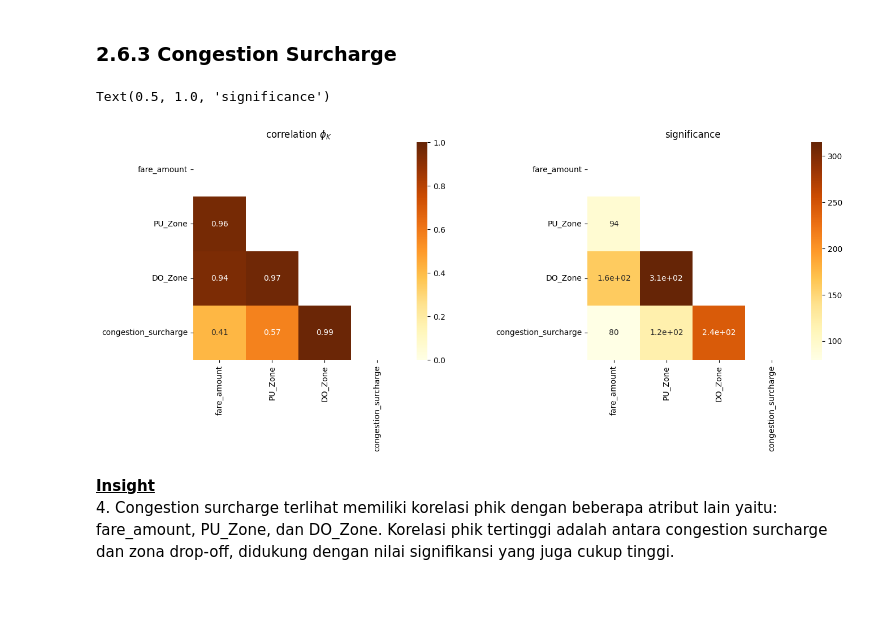
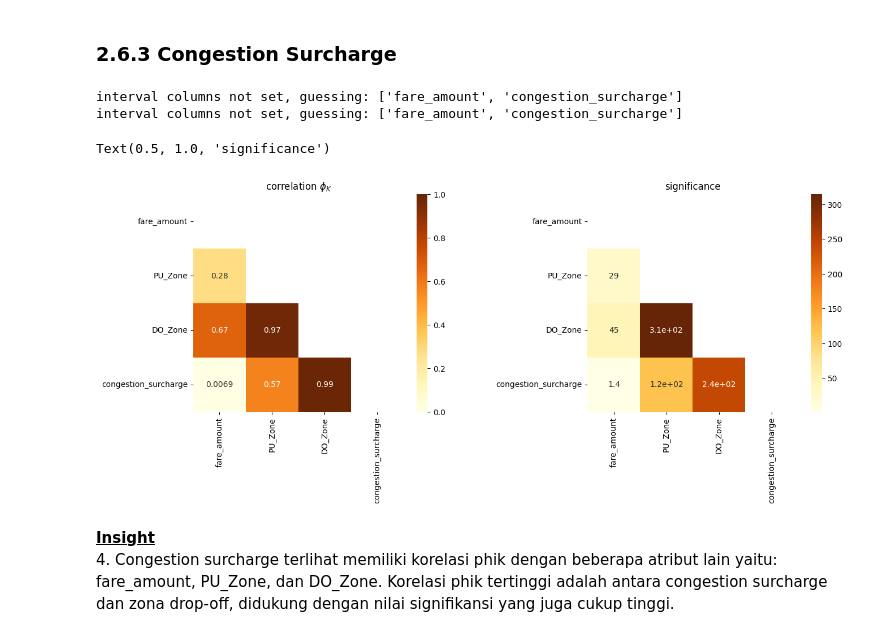
Before and after one commit to nheryanto/nyc-green-taxi, a Jupyter notebook: notebooks/1.0-nah-data-preparation.ipynb, the cells around one changed output. Cells and saved outputs as stored; diff of their text form; code cells hidden in the pictures; blank space fills up the shorter version.

Commit message:
update handling missing values & outliers

```diff
--- a/notebooks/1.0-nah-data-preparation.ipynb
+++ b/notebooks/1.0-nah-data-preparation.ipynb
@@ -585,3 +607,12 @@ RatecodeID mengkategorikan jenis tarif dasar perjalanan.
+# %%
+df.RatecodeID = np.where(df.RatecodeID == 5, df.RatecodeID,\
+    np.where(((df.PU_Borough == 'Manhattan') & (df.DO_Zone == 'JFK Airport')) | ((df.PU_Zone == 'JFK Airport') & (df.DO_Borough == 'Manhattan')), 2,\
+    np.where(df.DO_Zone == 'Newark Airport', 3, 1)))
+df.RatecodeID.value_counts()
+
+# memisahkan data dengan dan tanpa missing values
+df_na = df[df.passenger_count.isna().values].copy()
+df_notna = df[~(df.passenger_count.isna().values)].copy()
 # %% [markdown]
 ### 2.6.2 Passenger Count
 # %% [markdown]
@@ -593,22 +624,24 @@ df_na.passenger_count.fillna(1, inplace=True)
 # %%
 fig, ax = plt.subplots(1, 2, figsize=(15, 5))
 plt.subplots_adjust(left=None, bottom=None, right=None, top=None, wspace=0.5, hspace=0.1)
 
 cols = ['fare_amount', 'PU_Zone','DO_Zone', 'congestion_surcharge']
 
-corr = df_notna[cols].phik_matrix(interval_cols='fare_amount')
+corr = df_notna[cols].phik_matrix()
 corr_mask = np.triu(np.ones_like(corr, dtype=bool))
 sns.heatmap(corr, mask=corr_mask, vmin=0, vmax=1, annot=True, cmap="YlOrBr", ax=ax[0])
 
-sig = df_notna[cols].significance_matrix(interval_cols='fare_amount')
+sig = df_notna[cols].significance_matrix()
 sig_mask = np.triu(np.ones_like(sig, dtype=bool))
 sns.heatmap(sig, mask=sig_mask, annot=True, cmap="YlOrBr", ax=ax[1])
 
 ax[0].set_title(r'correlation $\phi_K$')
 ax[1].set_title(r'significance')
 # %% [output]
-Text(0.5, 1.0, 'significance')
+interval columns not set, guessing: ['fare_amount', 'congestion_surcharge']
+interval columns not set, guessing: ['fare_amount', 'congestion_surcharge']
+Text(0.5, 1.0, 'significance')
-[figure, old version]
+[figure, new version]
 # %% [markdown]
 <u>**Insight**</u>
 <br>4. Congestion surcharge terlihat memiliki korelasi phik dengan beberapa atribut lain yaitu: fare_amount, PU_Zone, dan DO_Zone. Korelasi phik tertinggi adalah antara congestion surcharge dan zona drop-off, didukung dengan nilai signifikansi yang juga cukup tinggi.
```
Also changed, not shown: parts of 19 cells of this notebook.
